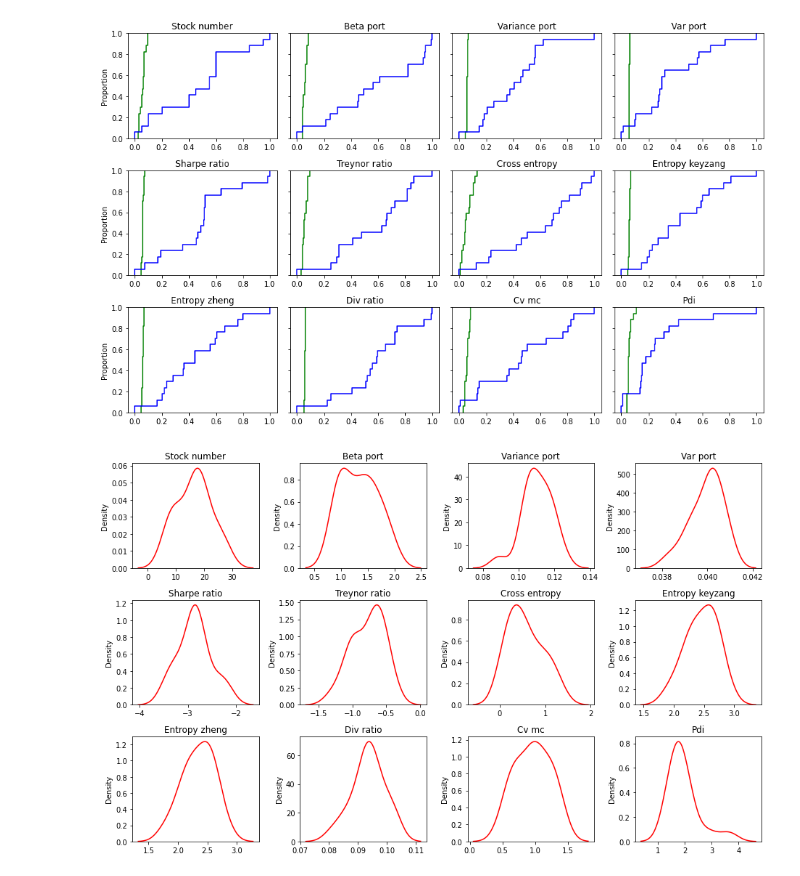
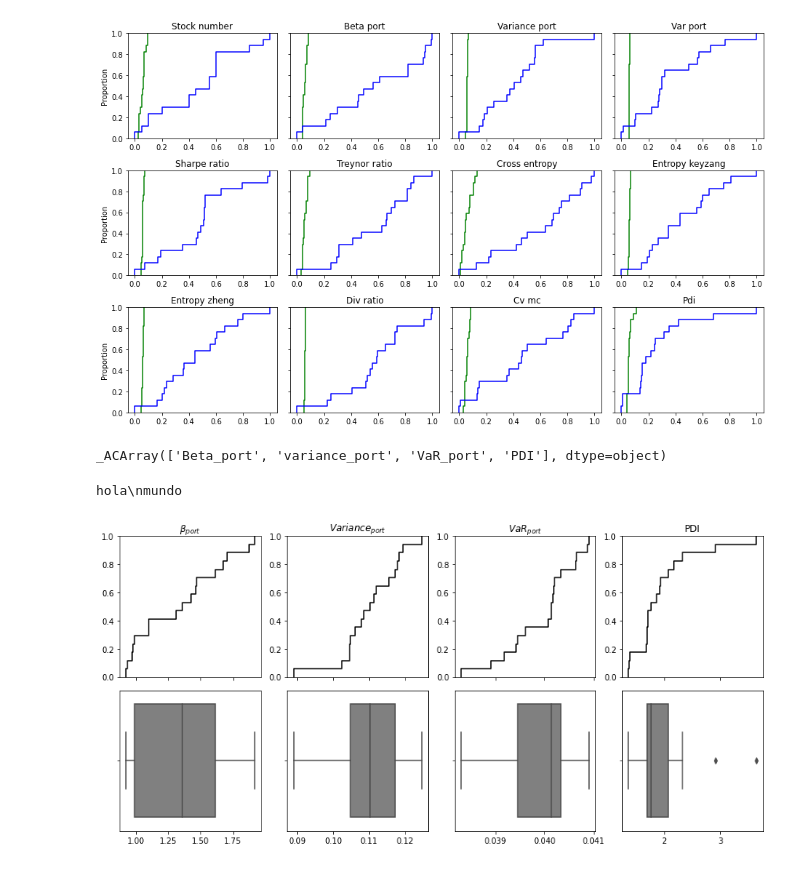
Before and after one commit to quatrope/garpar, a Jupyter notebook: draft/FCIevaluate.ipynb, the cells around one changed output. Drawn from its saved outputs; the diff is of its cells as text; code cells hidden in the pictures.

```diff
--- a/draft/FCIevaluate.ipynb
+++ b/draft/FCIevaluate.ipynb
@@ -553,30 +554,53 @@ for crit, wt, ax  in zip(dmt.criteria, dmt.weights, axs):
 fig.tight_layout()
 # %% [output]
 [figure]
+# %%
+dmt[['Beta_port', 'variance_port', 'VaR_port', 'PDI']].criteria
+# %% [output]
+_ACArray(['Beta_port', 'variance_port', 'VaR_port', 'PDI'], dtype=object)
+# %%
+print("hola\\nmundo")
+# %% [output]
+hola\nmundo
 # %%
-fig, axs = plt.subplots(3,4, sharex=False, sharey=False)
-fig.set_size_inches(13,8)
-axs = it.chain(*axs)
-for crit, wt, ax  in zip(dmt.criteria, dmt.weights, axs):
+trans = {
+    'Beta_port': r"$\beta_{port}$",
+    'variance_port': "$Variance_{port}$",
+    'VaR_port': "$VaR_{port}$",
+    'PDI': "PDI",
+}
+
+masym = dmt[list(trans)]
+
+fig, axs = plt.subplots(2, len(trans), sharex=False, sharey=False)
+fig.set_size_inches(3 * len(trans), 6)
+
+for crit, ax  in zip(masym.criteria, axs.T):
+
     valo = dm.criteria[crit]
     valc = dmt.criteria[crit]
     val3 = dmt3.criteria[crit]
 
    # valo =valo/valo.sum()
 
-    sns.kdeplot(valo, ax=ax, color="r")
-   #sns.ecdfplot(valc, ax=ax, color="g")
+    sns.ecdfplot(x=valo, ax=ax[0], color="k")
+    sns.boxplot(x=valo, ax=ax[1], color="grey")
+    #sns.ecdfplot(valc, ax=ax, color="g")
     #sns.ecdfplot(val3, ax=ax, color="b")
 
-    ax.set_xlabel("")
+    ax[0].set_xlabel("")
+    ax[0].set_ylabel("")
+    ax[0].set_xticklabels([])
 
-    title = translate.get(crit, crit)
-    title = title.replace("_", " ").capitalize()
-    ax.set_title(f"{title}"
-    #- W: {wt:.4f}"
-       )
+    title = trans[crit]
+    ax[0].set_title(title)
+
+    ax[1].set_xlabel("")
+
+    # comparimos los ejes
+    ax[0].get_shared_x_axes().join(*ax)
 
 fig.tight_layout()
-plt.savefig("ogive0yN.pdf")
+plt.savefig("ogivesinnormalizar.pdf", bbox_inches='tight')
 # %% [output]
-[figure, old version]
+[figure, new version]
```
Also changed, not shown: parts of 7 cells of this notebook.
